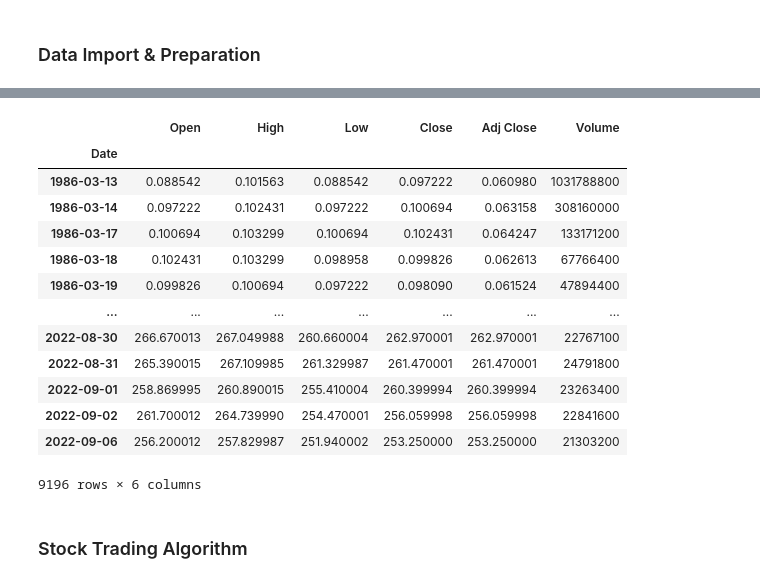
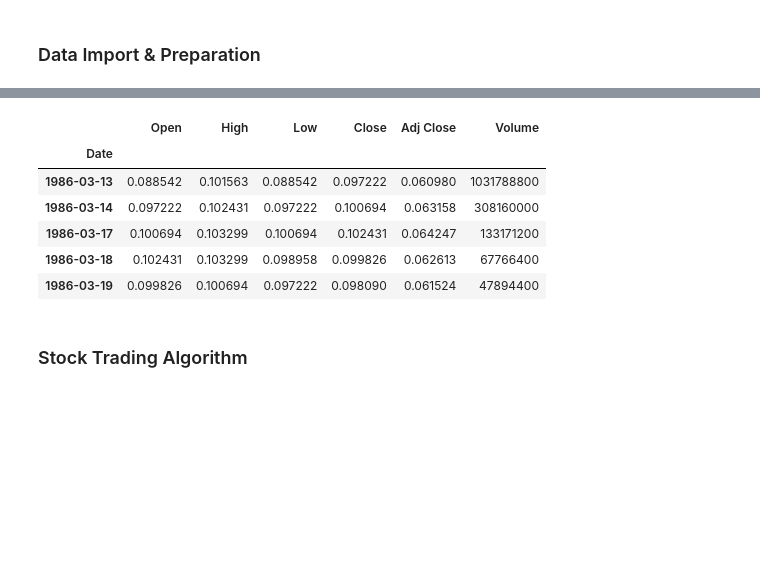
Before and after one commit to MajidKouki/beating-the-market-with-ai, a Jupyter notebook: beating-the-market.ipynb, the cells around one changed output, grey strips where cells are left out. Saved outputs shown, nothing was run; the diff lists cells and outputs as text; code cells hidden in the pictures; blank space fills up the shorter version.

```diff
--- a/beating-the-market.ipynb
+++ b/beating-the-market.ipynb
@@ -84,21 +77,14 @@ aapl_df
 # %%
 # Verify dataframe
-msft_df
+msft_df.head()
 # %% [output]
 |  | Open | High | Low | Close | Adj Close | Volume |
 | Date |  |  |  |  |  |  |
 | 1986-03-13 | 0.088542 | 0.101563 | 0.088542 | 0.097222 | 0.060980 | 1031788800 |
 | 1986-03-14 | 0.097222 | 0.102431 | 0.097222 | 0.100694 | 0.063158 | 308160000 |
 | 1986-03-17 | 0.100694 | 0.103299 | 0.100694 | 0.102431 | 0.064247 | 133171200 |
 | 1986-03-18 | 0.102431 | 0.103299 | 0.098958 | 0.099826 | 0.062613 | 67766400 |
 | 1986-03-19 | 0.099826 | 0.100694 | 0.097222 | 0.098090 | 0.061524 | 47894400 |
-| ... | ... | ... | ... | ... | ... | ... |
-| 2022-08-30 | 266.670013 | 267.049988 | 260.660004 | 262.970001 | 262.970001 | 22767100 |
-| 2022-08-31 | 265.390015 | 267.109985 | 261.329987 | 261.470001 | 261.470001 | 24791800 |
-| 2022-09-01 | 258.869995 | 260.890015 | 255.410004 | 260.399994 | 260.399994 | 23263400 |
-| 2022-09-02 | 261.700012 | 264.739990 | 254.470001 | 256.059998 | 256.059998 | 22841600 |
-| 2022-09-06 | 256.200012 | 257.829987 | 251.940002 | 253.250000 | 253.250000 | 21303200 |
-9196 rows × 6 columns
 # %% [markdown]
 ### Stock Trading Algorithm
 # %%
```
Also changed, not shown: parts of 3 cells of this notebook.
